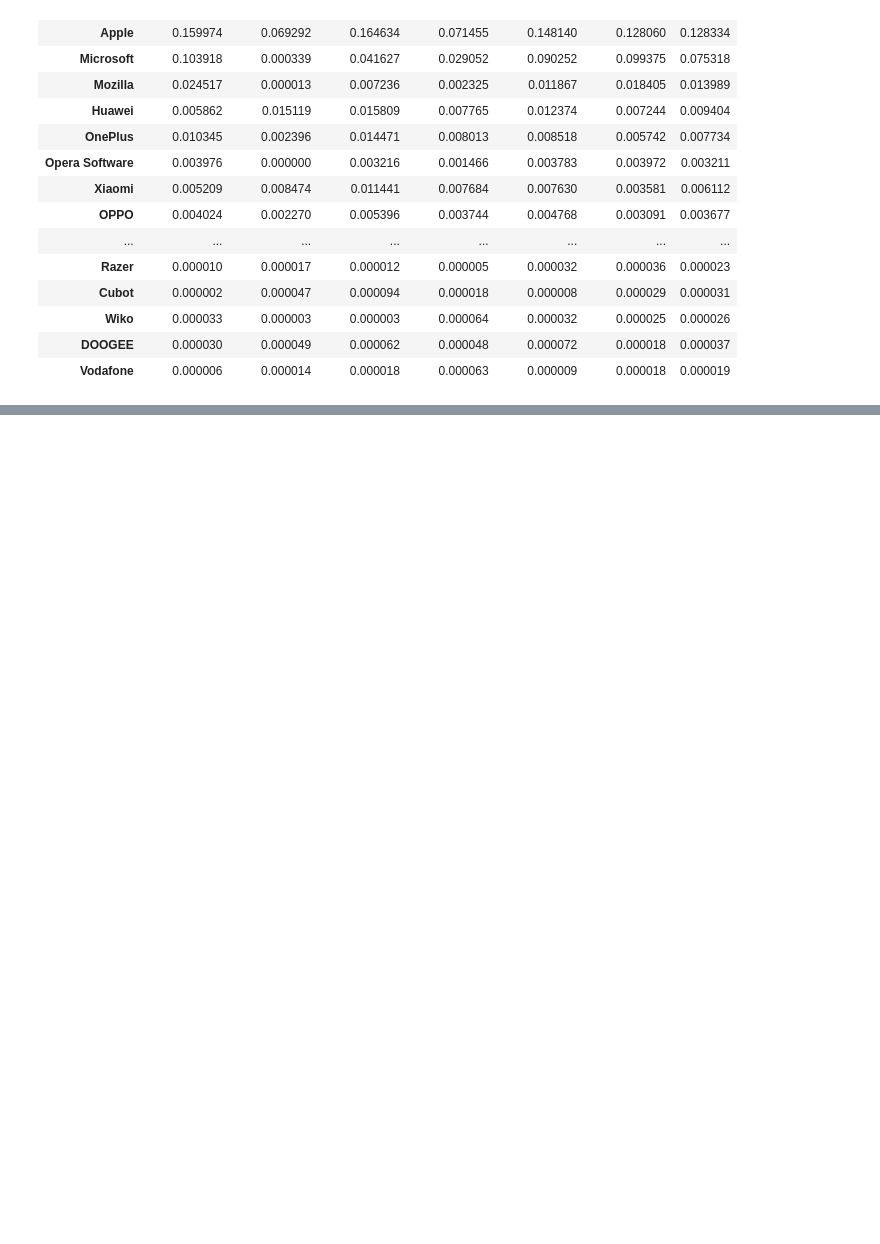
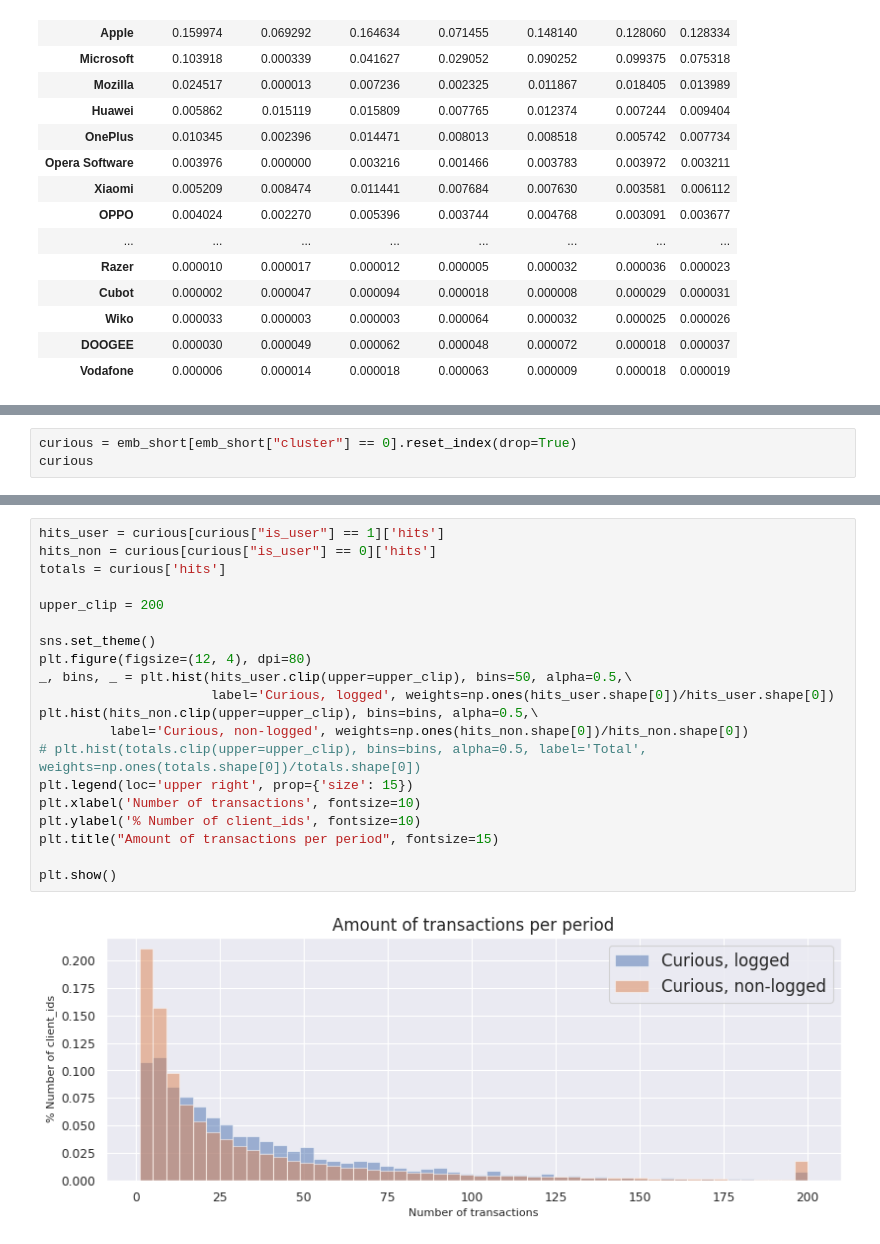
Before and after one commit to jul-peru/web-segments, a Jupyter notebook: researching_clusters.ipynb, the cells around one changed output, grey strips where cells are left out. Drawn from its saved outputs; the diff is of its cells as text; blank space fills up the shorter version.

Commit message:
Added research for cluster 5

```diff
--- a/researching_clusters.ipynb
+++ b/researching_clusters.ipynb
@@ -423,0 +446,3 @@ T_clusters_device_brand_ratio.sort_values(by="cluster_5_rat", ascending=False).h
+# %%
+curious = emb_short[emb_short["cluster"] == 0].reset_index(drop=True)
+curious
@@ -423,0 +483,22 @@ T_clusters_device_brand_ratio.sort_values(by="cluster_5_rat", ascending=False).h
+# %%
+hits_user = curious[curious["is_user"] == 1]['hits']
+hits_non = curious[curious["is_user"] == 0]['hits']
+totals = curious['hits']
+
+upper_clip = 200
+
+sns.set_theme()
+plt.figure(figsize=(12, 4), dpi=80)
+_, bins, _ = plt.hist(hits_user.clip(upper=upper_clip), bins=50, alpha=0.5,\
+                      label='Curious, logged', weights=np.ones(hits_user.shape[0])/hits_user.shape[0])
+plt.hist(hits_non.clip(upper=upper_clip), bins=bins, alpha=0.5,\
+         label='Curious, non-logged', weights=np.ones(hits_non.shape[0])/hits_non.shape[0])
+# plt.hist(totals.clip(upper=upper_clip), bins=bins, alpha=0.5, label='Total', weights=np.ones(totals.shape[0])/totals.shape[0])
+plt.legend(loc='upper right', prop={'size': 15})
+plt.xlabel('Number of transactions', fontsize=10)
+plt.ylabel('% Number of client_ids', fontsize=10)
+plt.title("Amount of transactions per period", fontsize=15)
+
+plt.show()
+# %% [output]
+[figure, added]
```
Also changed, not shown: parts of 10 cells of this notebook.
